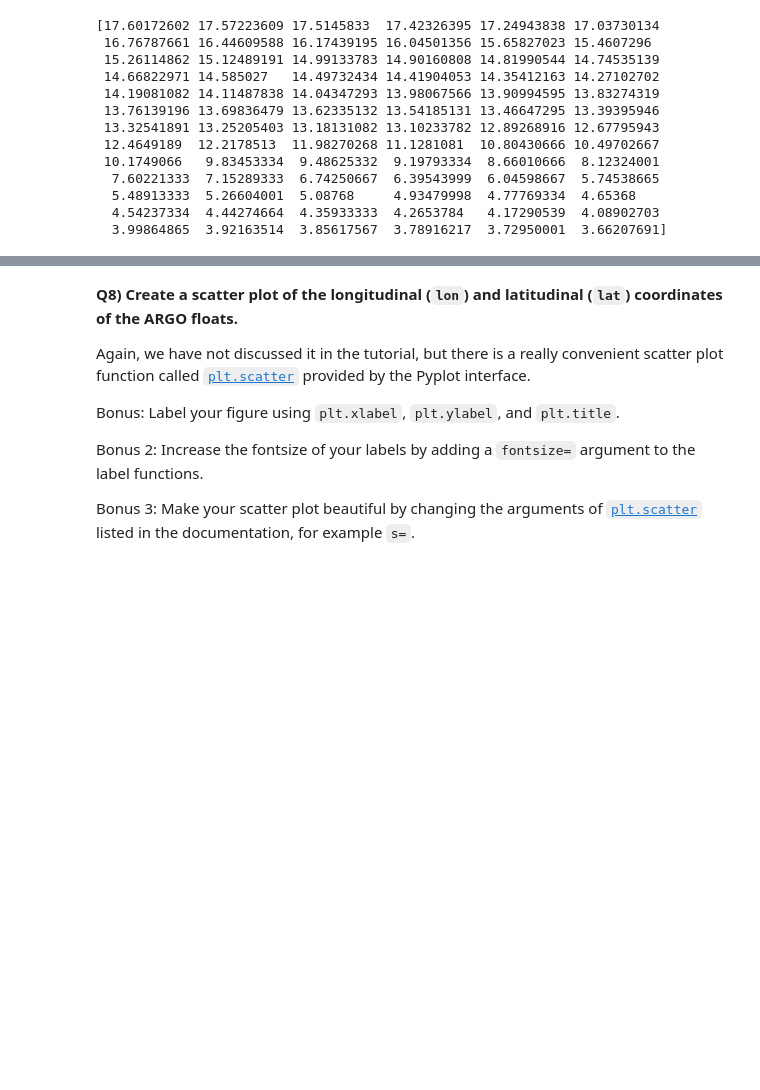
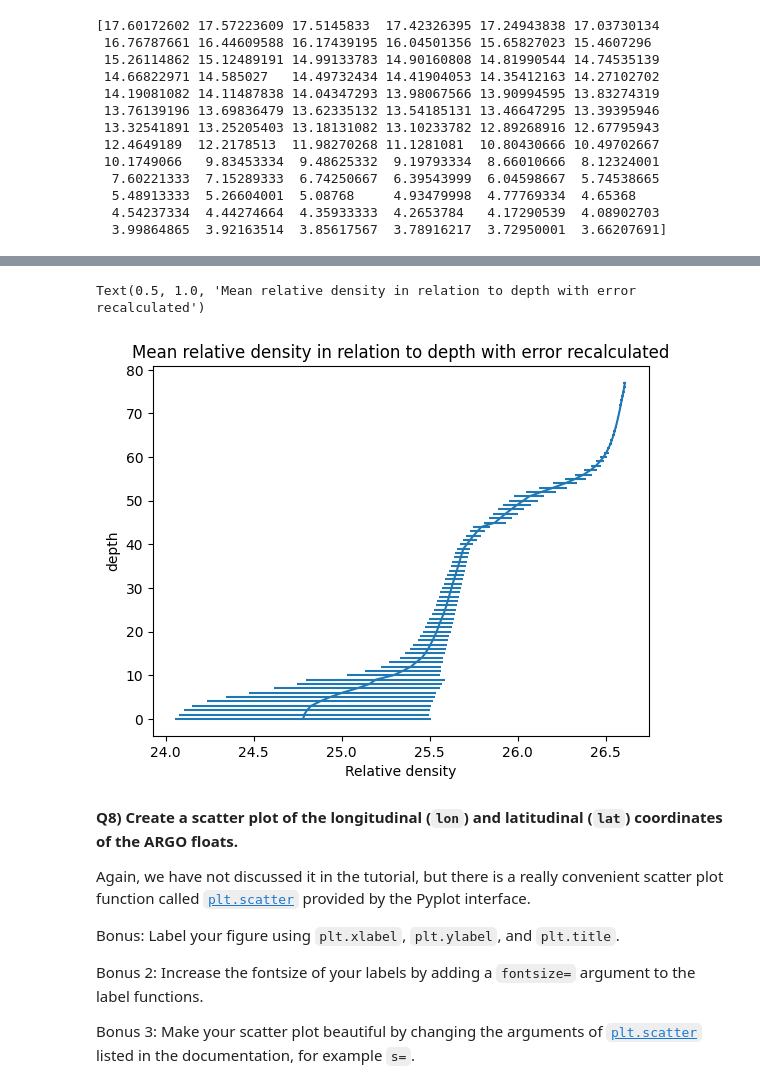
Before and after one commit to LSR0309/2024_Intro_Python, a Jupyter notebook: Kopie_von_W2_S1.ipynb, the cells around one changed output, grey strips where cells are left out. Saved outputs shown, nothing was run; the diff lists cells and outputs as text; code cells hidden in the pictures; blank space fills up the shorter version.

```diff
--- a/Kopie_von_W2_S1.ipynb
+++ b/Kopie_von_W2_S1.ipynb
@@ -410,3 +440,11 @@ stdRDignore = np.nanstd(relative_density,axis=1)
+# %%
+plt.errorbar(meanRDignore,level,xerr=stdRDignore)
+plt.xlabel('Relative density')
+plt.ylabel('depth')
+plt.title('Mean relative density in relation to depth with error recalculated')
+# %% [output]
+Text(0.5, 1.0, 'Mean relative density in relation to depth with error recalculated')
+[figure, added]
 # %% [markdown]
 **Q8) Create a scatter plot of the longitudinal (`lon`) and latitudinal (`lat`) coordinates of the ARGO floats.**
 
```
Also changed, not shown: parts of 7 cells of this notebook.
